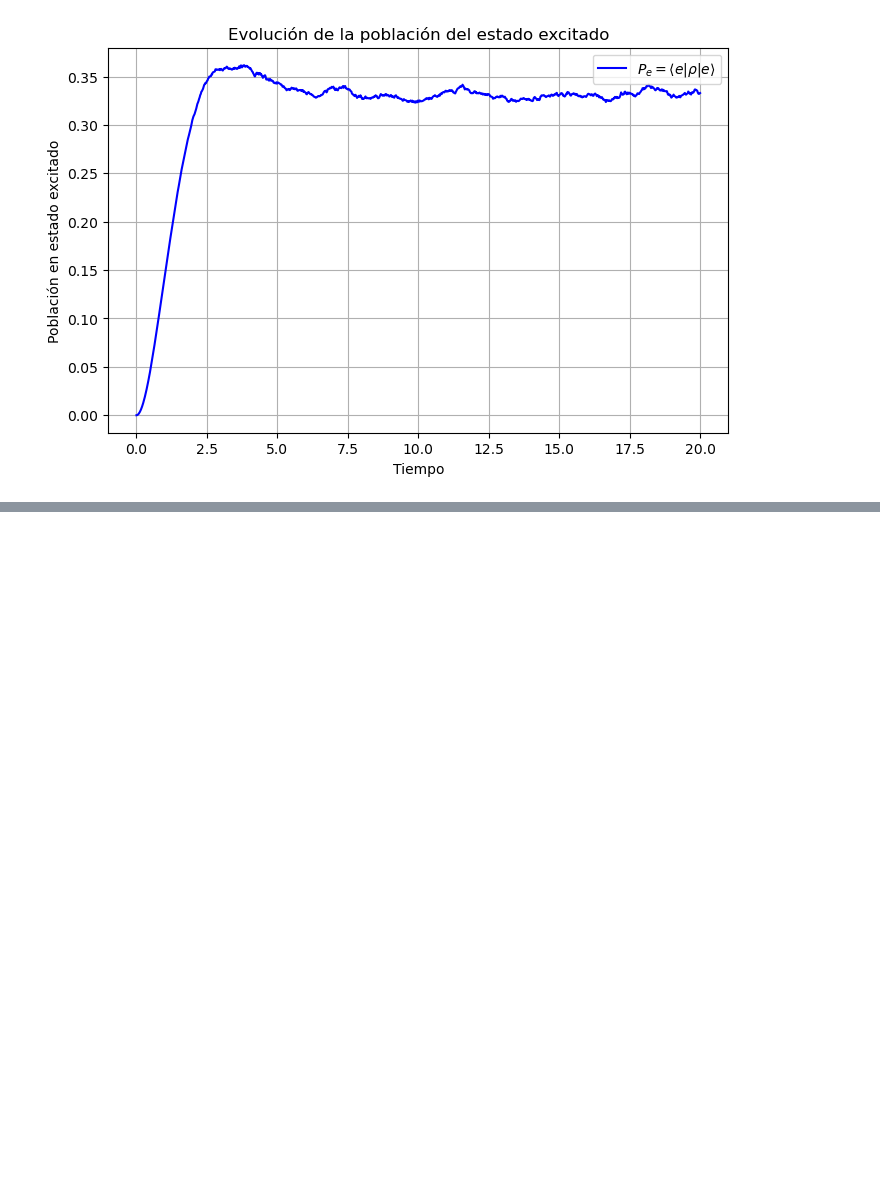
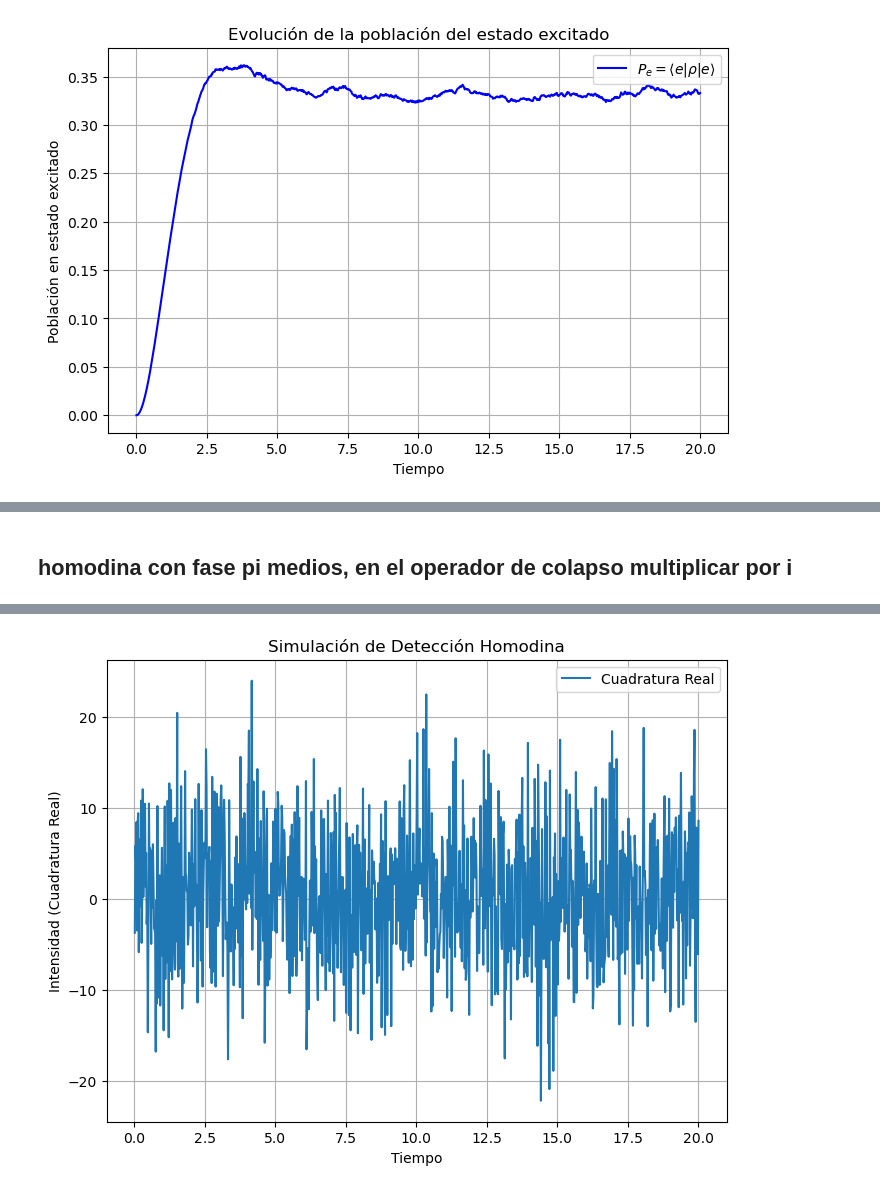
Before and after one commit to LKelvin26/FRI, a Jupyter notebook: Segundo semestre fotodeteccion/Untitled.ipynb, the cells around one changed output, grey strips where cells are left out. Drawn from its saved outputs; the diff is of its cells as text; code cells hidden in the pictures; blank space fills up the shorter version.

```diff
--- a/Segundo semestre fotodeteccion/Untitled.ipynb
+++ b/Segundo semestre fotodeteccion/Untitled.ipynb
@@ -150,0 +192,72 @@ plt.show()
+# %% [markdown]
+## homodina con fase pi medios, en el operador de colapso multiplicar por i
+# %%
+from qutip import basis, smesolve
+import numpy as np
+import matplotlib.pyplot as plt
+
+# Definimos los estados base y excitado
+NF = 2
+Kg = basis(NF, 1)  # estado base
+Ke = basis(NF, 0)  # estado excitado
+
+# Estado inicial en |g>
+psi0 = Kg
+
+# Operadores de proyección
+Agg = Kg * Kg.dag()  # |g><g|
+Aee = Ke * Ke.dag()  # |e><e|
+Aeg = Ke * Kg.dag()  # |e><g|
+Age = Kg * Ke.dag()  # |g><e|
+
+# Valores esperados (opciones de seguimiento del sistema)
+expect_values = [Aee, Agg]  # Probabilidades de |e> y |g>
+
+# Parámetros del sistema
+Omega = 1  # Frecuencia de Rabi
+g = 1  # Tasa de emisión espontánea
+
+# Operador de colapso: emisión de |e> a |g>
+Ceg = 1j *np.sqrt(g) * Age
+collapse = [Ceg]
+
+# Hamiltoniano: interacción entre |e> y |g>
+H = 0.5 * Omega * (Aeg + Age)
+
+# Tiempo de simulación
+tlist = np.linspace(0, 20, 1000)
+
+# Opciones para smesolve
+options = {"store_measurement": True, "map": "parallel"}
+
+# Simulación con detección homodina
+result = smesolve(
+    H,
+    psi0,
+    tlist,
+    sc_ops=collapse,  # Operadores estocásticos
+    e_ops=expect_values,  # Valores esperados
+    ntraj=1,# Número de trayectorias
+    options=options,
+)
+
+# Revisamos las mediciones
+measurements = result.measurement
+sum_measurements = np.sum(measurements, axis=0)
+average_measurement = sum_measurements / len(measurements)
+
+tlist = tlist[1:]  # Eliminar el primer elemento de tlist
+
+# Si la medición tiene una forma (100, 2), la primera columna es la cuadratura real
+I_real = average_measurement[0]
+
+# Graficamos la medición
+plt.figure(figsize=(8, 6))
+plt.plot(tlist, I_real, label="Cuadratura Real")
+plt.title("Simulación de Detección Homodina")
+plt.xlabel("Tiempo")
+plt.ylabel("Intensidad (Cuadratura Real)")
+plt.legend()
+plt.grid(True)
+plt.show()
+# %% [output]
@@ -150,0 +266 @@ plt.show()
+[figure, added]
```
Also changed, not shown: parts of 10 cells of this notebook.
